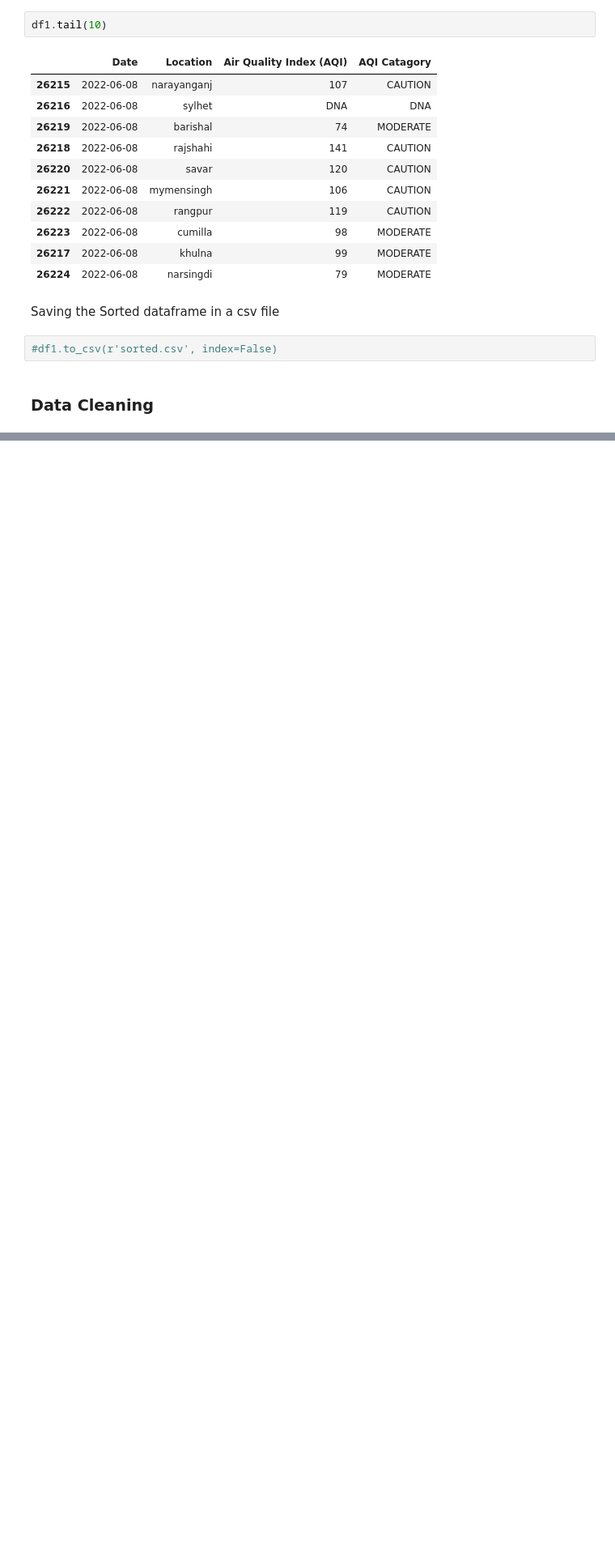
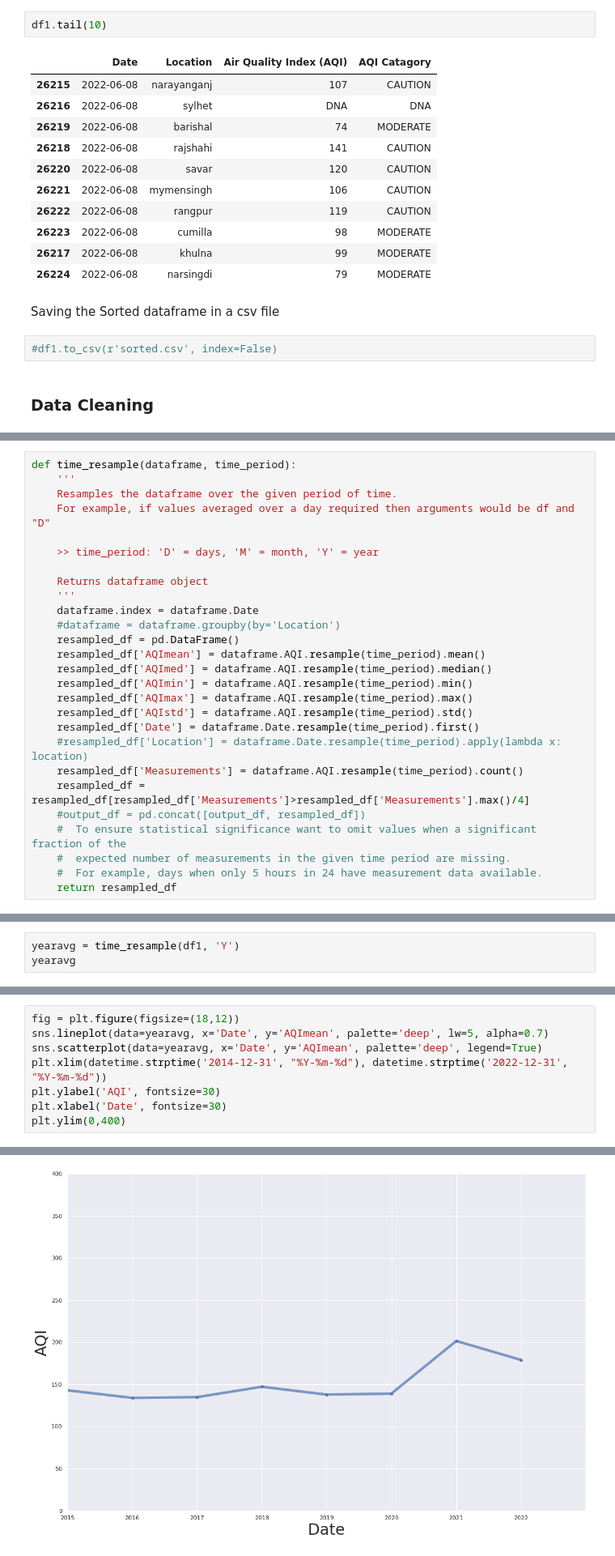
Before and after one commit to saditahmid/Case_AirPollution, a Jupyter notebook: Case_Data_Preprocessing.ipynb, the cells around one changed output, grey strips where cells are left out. Shown: that part at 81% size. Cells and saved outputs as stored; diff of their text form; blank space fills up the shorter version.

```diff
--- a/Case_Data_Preprocessing.ipynb
+++ b/Case_Data_Preprocessing.ipynb
@@ -331,0 +411,27 @@ df1
+# %%
+def time_resample(dataframe, time_period):
+    '''
+    Resamples the dataframe over the given period of time.
+    For example, if values averaged over a day required then arguments would be df and "D"
+
+    >> time_period: 'D' = days, 'M' = month, 'Y' = year
+
+    Returns dataframe object
+    '''
+    dataframe.index = dataframe.Date
+    #dataframe = dataframe.groupby(by='Location')
+    resampled_df = pd.DataFrame()
+    resampled_df['AQImean'] = dataframe.AQI.resample(time_period).mean()
+    resampled_df['AQImed'] = dataframe.AQI.resample(time_period).median()
+    resampled_df['AQImin'] = dataframe.AQI.resample(time_period).min()
+    resampled_df['AQImax'] = dataframe.AQI.resample(time_period).max()
+    resampled_df['AQIstd'] = dataframe.AQI.resample(time_period).std()
+    resampled_df['Date'] = dataframe.Date.resample(time_period).first()
+    #resampled_df['Location'] = dataframe.Date.resample(time_period).apply(lambda x: location)
+    resampled_df['Measurements'] = dataframe.AQI.resample(time_period).count()
+    resampled_df = resampled_df[resampled_df['Measurements']>resampled_df['Measurements'].max()/4]
+    #output_df = pd.concat([output_df, resampled_df])
+    #  To ensure statistical significance want to omit values when a significant fraction of the
+    #  expected number of measurements in the given time period are missing.
+    #  For example, days when only 5 hours in 24 have measurement data available.
+    return resampled_df
@@ -365,0 +496,3 @@ during_lockdown
+# %%
+yearavg = time_resample(df1, 'Y')
+yearavg
@@ -365,0 +511,9 @@ during_lockdown
+# %%
+fig = plt.figure(figsize=(18,12))
+sns.lineplot(data=yearavg, x='Date', y='AQImean', palette='deep', lw=5, alpha=0.7)
+sns.scatterplot(data=yearavg, x='Date', y='AQImean', palette='deep', legend=True)
+plt.xlim(datetime.strptime('2014-12-31', "%Y-%m-%d"), datetime.strptime('2022-12-31', "%Y-%m-%d"))
+plt.ylabel('AQI', fontsize=30)
+plt.xlabel('Date', fontsize=30)
+plt.ylim(0,400)
+# %% [output]
@@ -365,0 +521 @@ during_lockdown
+[figure, added]
```
Also changed, not shown: parts of 32 cells of this notebook, 2 other files.
